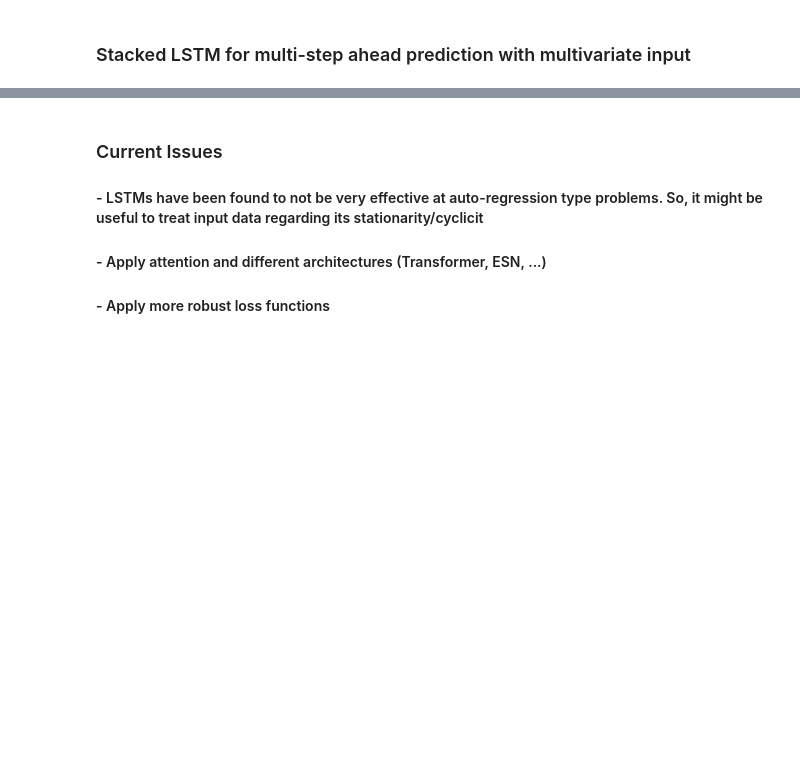
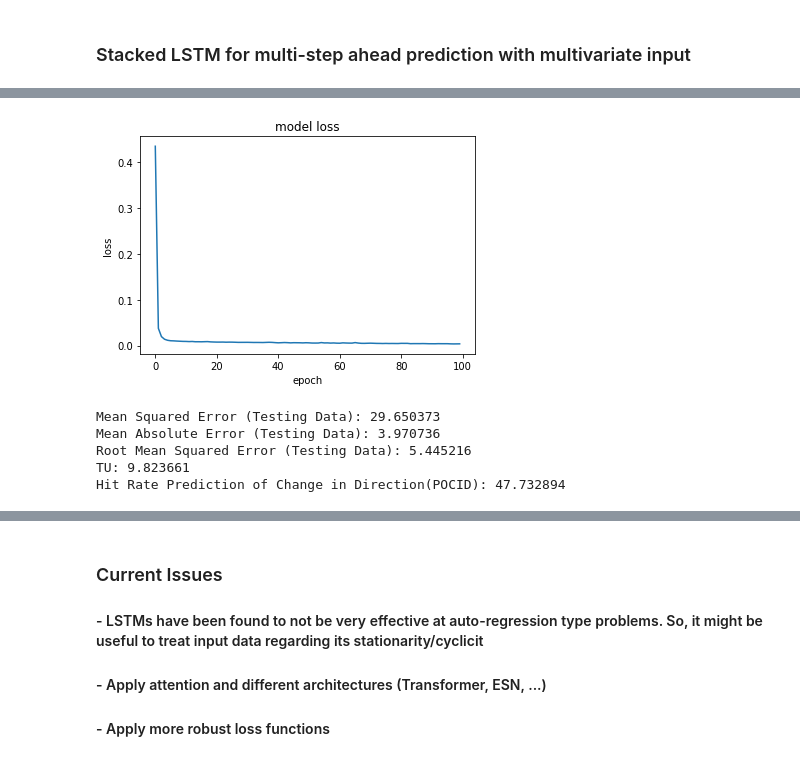
Before and after one commit to angelomenezes/Data_Science_for_Finance, a Jupyter notebook: src/exploring_s&p_500/LSTM_approach_TF.ipynb, the cells around one changed output, grey strips where cells are left out. Drawn from its saved outputs; the diff is of its cells as text; code cells hidden in the pictures; blank space fills up the shorter version.

```diff
--- a/src/exploring_s&p_500/LSTM_approach_TF.ipynb
+++ b/src/exploring_s&p_500/LSTM_approach_TF.ipynb
@@ -659,0 +726,25 @@ plt.show()
+# %%
+# Training Data
+
+scaler_dataframe = StandardScaler()
+training_scaled = pd.DataFrame(scaler_dataframe.fit_transform(np.array(MMM_stocks.iloc[:1000,:])))
+#print(training_scaled.head())
+
+# Testing Data
+testing_scaled = pd.DataFrame(scaler_dataframe.transform(np.array(MMM_stocks.iloc[1000:,:])))
+#print(testing_scaled.head())
+
+# Scaler for the final output based on the closing price column for the training set
+
+closing_price_scaler = StandardScaler()
+scaler_output = closing_price_scaler.fit(np.array(MMM_stocks.iloc[:1000,:]['Close']).reshape(-1,1))
+# %%
+# Choose a number of time steps
+n_features = 8
+n_steps_in, n_steps_out = 10, 5
+
+train_multivariate, y_train_multivariate = split_sequences(np.array(training_scaled), n_steps_in, n_steps_out)
+test_multivariate, y_test_multivariate = split_sequences(np.array(testing_scaled), n_steps_in, n_steps_out)
+
+#print(train_multivariate.shape)
+#print(y_train_multivariate.shape)
@@ -659,0 +761,11 @@ plt.show()
+# %%
+# Define model
+
+model = Sequential()
+model.add(LSTM(50, activation='relu', return_sequences=True, input_shape=(n_steps_in, n_features)))
+model.add(LSTM(50, activation='relu'))
+model.add(Dense(n_steps_out))
+model.compile(optimizer='adam', loss='mse')
+
+# Fit model
+_ = model.fit(train_multivariate, y_train_multivariate, epochs=100)
@@ -659,0 +790,10 @@ plt.show()
+# %%
+# Summarize history for loss
+
+plt.plot(model.history.history['loss'])
+plt.title('model loss')
+plt.ylabel('loss')
+plt.xlabel('epoch')
+plt.show()
+# %% [output]
+[figure, added]
@@ -659,0 +808,22 @@ plt.show()
+# %%
+horizon_predicted = scaler_output.inverse_transform(np.array(y_pred).reshape(-1))[:-1] # Just to take care of the NaN
+inverse_test_data = scaler_output.inverse_transform(np.array(y_test_multivariate).reshape(-1))[:-1] # Just to take care of the NaN
+
+MSE = mean_squared_error(inverse_test_data, horizon_predicted)
+MAE = mean_absolute_error(inverse_test_data, horizon_predicted)
+RMSE = np.sqrt(MSE)
+
+TU_metric = TU(inverse_test_data, horizon_predicted)
+POCID_metric = POCID(inverse_test_data, horizon_predicted)
+
+print('Mean Squared Error (Testing Data): %.6f' % MSE)
+print('Mean Absolute Error (Testing Data): %.6f' % MAE)
+print('Root Mean Squared Error (Testing Data): %.6f' % RMSE)
+print('TU: %.6f' % TU_metric)
+print('Hit Rate Prediction of Change in Direction(POCID): %.6f' % POCID_metric)
+# %% [output]
+Mean Squared Error (Testing Data): 29.650373
+Mean Absolute Error (Testing Data): 3.970736
+Root Mean Squared Error (Testing Data): 5.445216
+TU: 9.823661
+Hit Rate Prediction of Change in Direction(POCID): 47.732894
```
Also changed, not shown: parts of 23 cells of this notebook, 3 other files.
